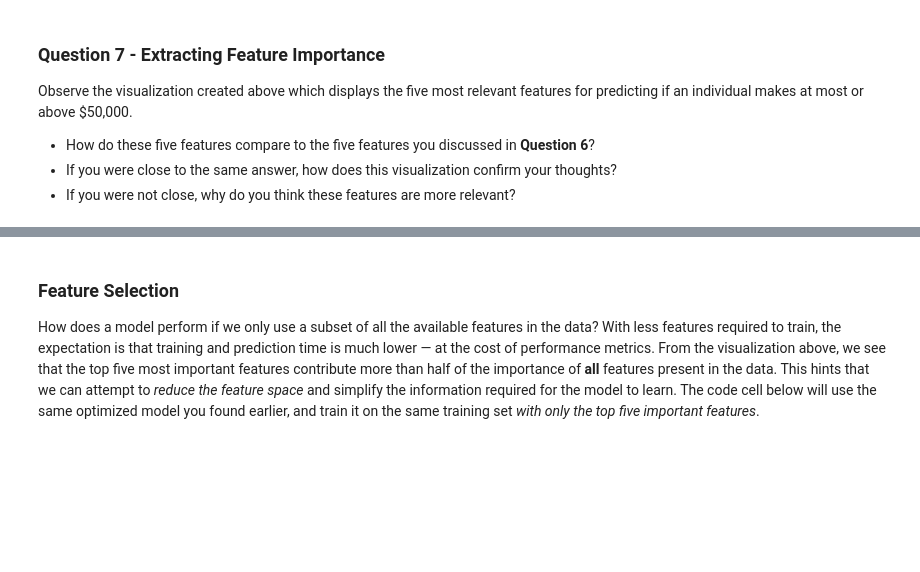
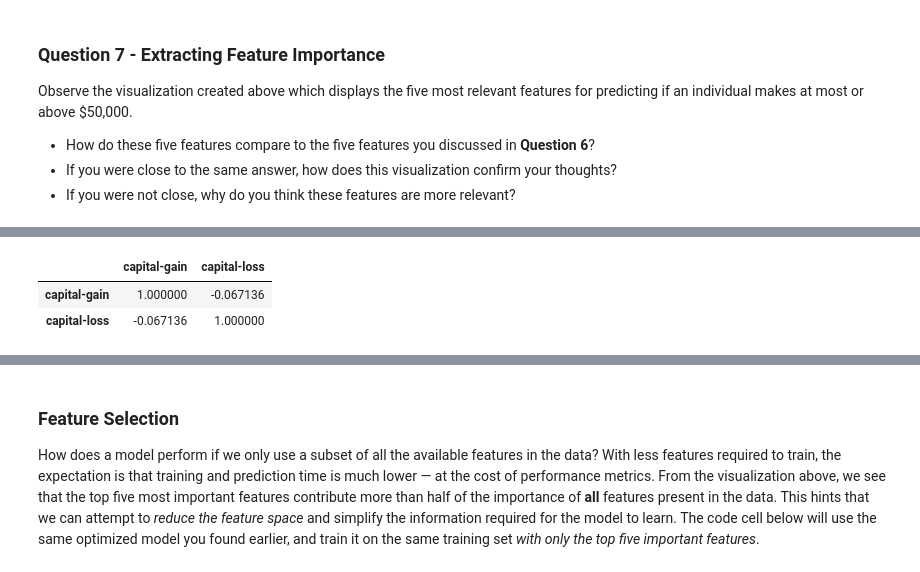
Before and after one commit to Emma-Zelda/Udacity, a Jupyter notebook: p2_fingding_donors/finding_donors.ipynb, the cells around one changed output, grey strips where cells are left out. Drawn from its saved outputs; the diff is of its cells as text; code cells hidden in the pictures; blank space fills up the shorter version.

```diff
--- a/p2_fingding_donors/finding_donors.ipynb
+++ b/p2_fingding_donors/finding_donors.ipynb
@@ -676,0 +676,6 @@ Observe the visualization created above which displays the five most relevant fe
+# %%
+X_train.loc[:,('capital-gain', 'capital-loss')].corr()
+# %% [output]
+|  | capital-gain | capital-loss |
+| capital-gain | 1.000000 | -0.067136 |
+| capital-loss | -0.067136 | 1.000000 |
```
Also changed, not shown: parts of 8 cells of this notebook, 1 other file.
